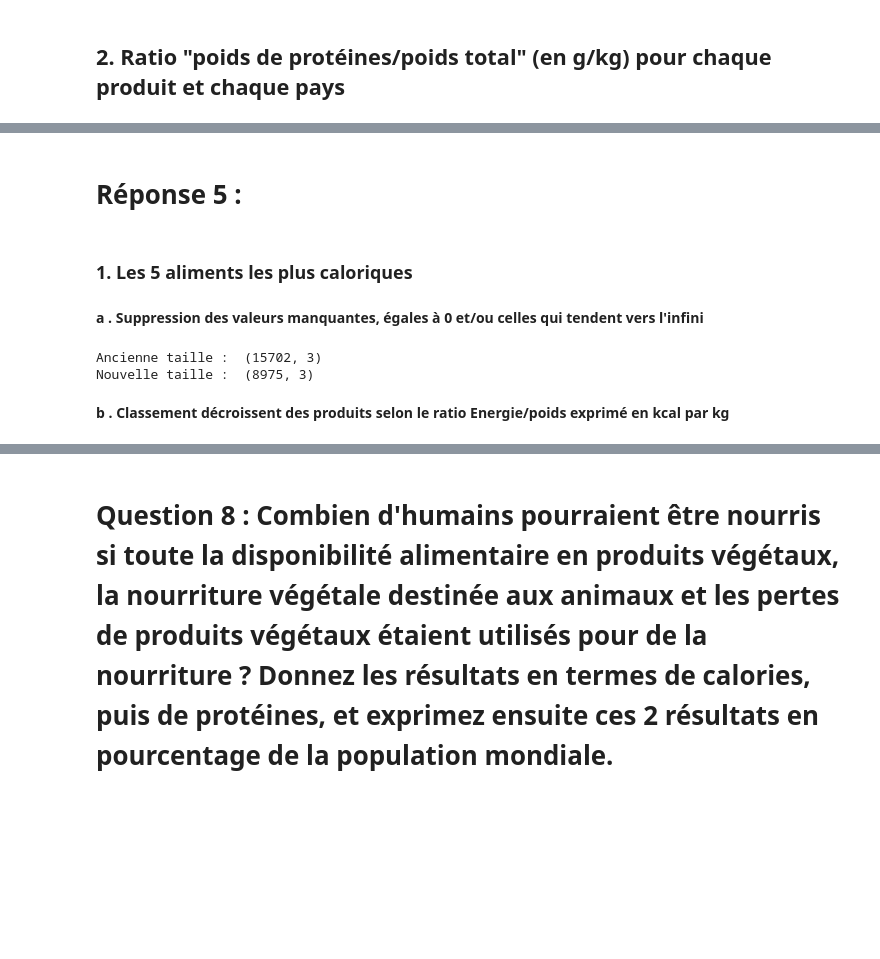
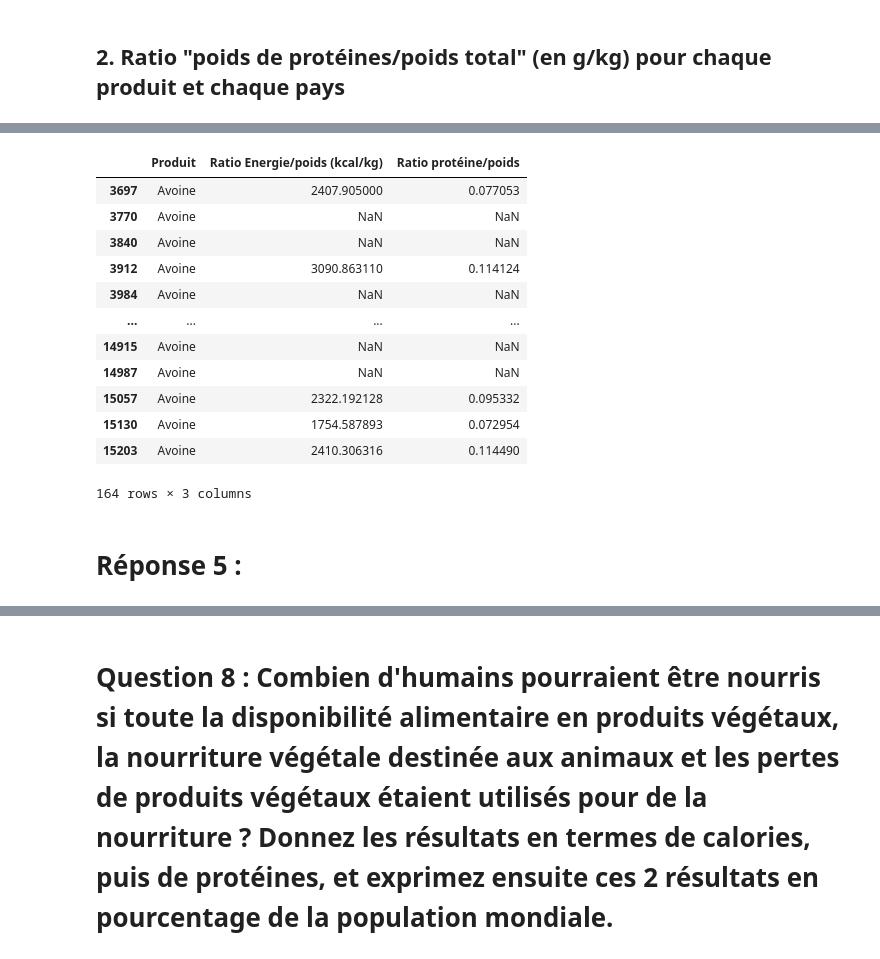
Before and after one commit to boublenza/Formation_OC, a Jupyter notebook: Projet3.ipynb, the cells around one changed output, grey strips where cells are left out. Drawn from its saved outputs; the diff is of its cells as text; code cells hidden in the pictures; blank space fills up the shorter version.

```diff
--- a/Projet3.ipynb
+++ b/Projet3.ipynb
@@ -449,15 +286,18 @@ df_ratio_proteine_poids[df_ratio_proteine_poids['Produit']=='Avoine'] #la moyenn
+# %%
+df_ratio[df_ratio['Produit']=='Avoine']
+# %% [output]
+|  | Produit | Ratio Energie/poids (kcal/kg) | Ratio protéine/poids |
+| 3697 | Avoine | 2407.905000 | 0.077053 |
+| 3770 | Avoine | NaN | NaN |
+| 3840 | Avoine | NaN | NaN |
+| 3912 | Avoine | 3090.863110 | 0.114124 |
+| 3984 | Avoine | NaN | NaN |
+| ... | ... | ... | ... |
+| 14915 | Avoine | NaN | NaN |
+| 14987 | Avoine | NaN | NaN |
+| 15057 | Avoine | 2322.192128 | 0.095332 |
+| 15130 | Avoine | 1754.587893 | 0.072954 |
+| 15203 | Avoine | 2410.306316 | 0.114490 |
+164 rows × 3 columns
 # %% [markdown]
 # Réponse 5 :
-# %% [markdown]
- ### 1. Les 5 aliments les plus caloriques
-# %% [markdown]
-<b> a . Suppression des valeurs manquantes, égales à 0 et/ou celles qui tendent vers l'infini</b>
-# %%
-print("Ancienne taille : ",df_ratio_energie_poids.shape)
-df_ratio_energie_poids = df_ratio_energie_poids[~df_ratio_energie_poids.isin([np.nan, np.inf, -np.inf, 0]).any(1)]
-print("Nouvelle taille : ",df_ratio_energie_poids.shape)
-# %% [output]
-Ancienne taille :  (15702, 3)
-Nouvelle taille :  (8975, 3)
-# %% [markdown]
-<b> b . Classement  décroissent des produits selon le ratio Energie/poids exprimé en kcal par kg</b>
```
Also changed, not shown: parts of 154 cells of this notebook.
